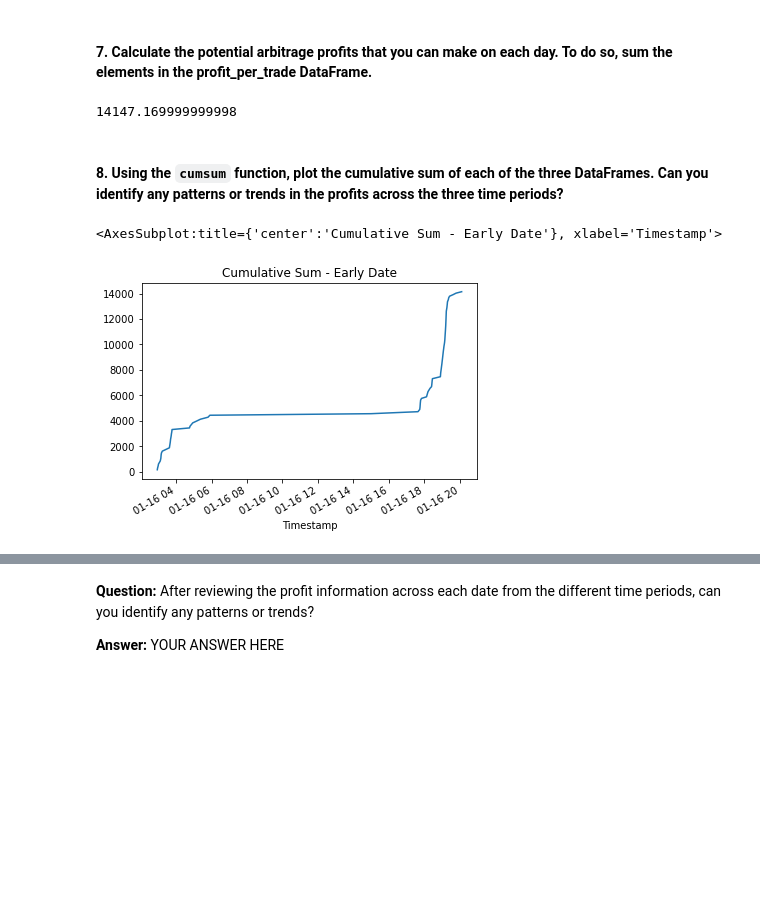
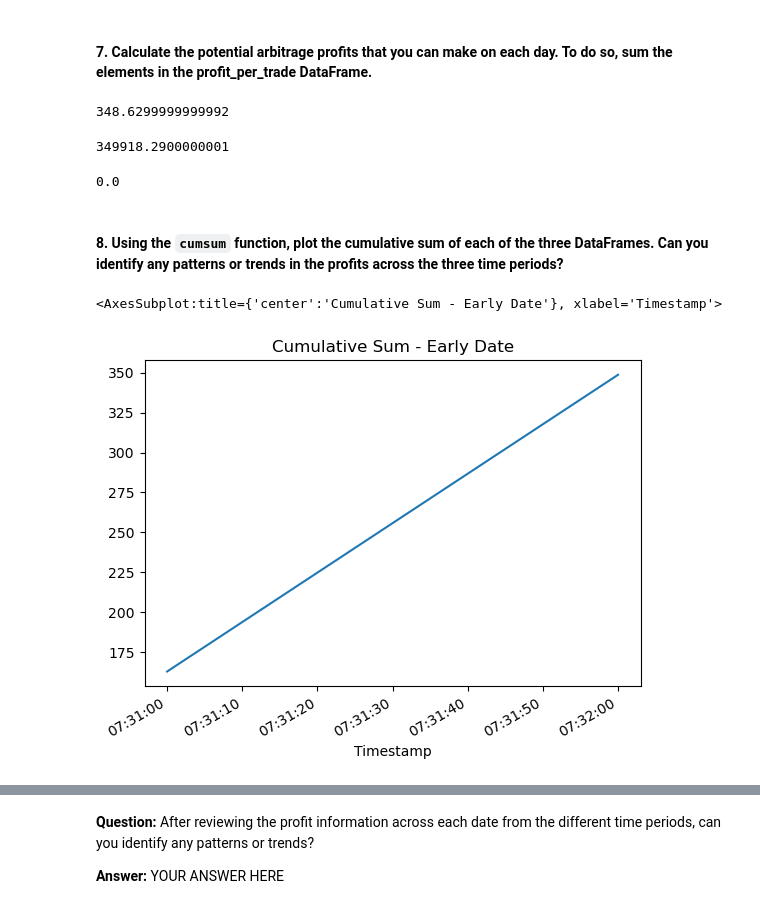
Before and after one commit to lumiroga/Fintech_Challenge3, a Jupyter notebook: crypto_arbitrage.ipynb, the cells around one changed output, grey strips where cells are left out. Cells and saved outputs as stored; diff of their text form; code cells hidden in the pictures; blank space fills up the shorter version.

```diff
--- a/crypto_arbitrage.ipynb
+++ b/crypto_arbitrage.ipynb
@@ -706,12 +732,12 @@ Name: Close, dtype: float64
 # %%
 # For the date early in the dataset, calculate the potential profit per trade in dollars
 # Multiply the profitable trades by the cost of the Bitcoin that was purchased
-profit_early = # YOUR CODE HERE
+profit_early = profitable_trades_early * coinbase['Close'].loc['2018-01-12']
 
 # Drop any missing values from the profit DataFrame
-profit_per_trade_early = # YOUR CODE HERE
+profit_per_trade_early = profit_early.dropna()
 
 # View the early profit DataFrame
-# YOUR CODE HERE
+profit_per_trade_early
 # %% [output]
 Timestamp
@@ -752,17 +845,30 @@ Name: Close, dtype: float64
 #### 7. Calculate the potential arbitrage profits that you can make on each day. To do so, sum the elements in the profit_per_trade DataFrame.
 # %%
 # Calculate the sum of the potential profits for the early profit per trade DataFrame
-# YOUR CODE HERE
+
+profit_per_trade_early.sum()
 # %% [output]
-14147.169999999998
+348.6299999999992
+# %%
+# Calculate the sum of the potential profits for the early profit per trade DataFrame
+
+profit_per_trade_middle.sum()
+# %% [output]
+349918.2900000001
+# %%
+# Calculate the sum of the potential profits for the early profit per trade DataFrame
+
+profit_per_trade_late.sum()
+# %% [output]
+0.0
 # %% [markdown]
 #### 8. Using the `cumsum` function, plot the cumulative sum of each of the three DataFrames. Can you identify any patterns or trends in the profits across the three time periods?
 # %%
 # Use the cumsum function to calculate the cumulative profits over time for the early profit per trade DataFrame
-cumulative_profit_early = # YOUR CODE HERE
+cumulative_profit_early = profit_per_trade_early.cumsum()
 # %%
 # Plot the cumulative sum of profits for the early profit per trade DataFrame
-# YOUR CODE HERE
+cumulative_profit_early.plot(title="Cumulative Sum - Early Date")
 # %% [output]
 <AxesSubplot:title={'center':'Cumulative Sum - Early Date'}, xlabel='Timestamp'>
-[figure, old version]
+[figure, new version]
```
Also changed, not shown: parts of 14 cells of this notebook.
